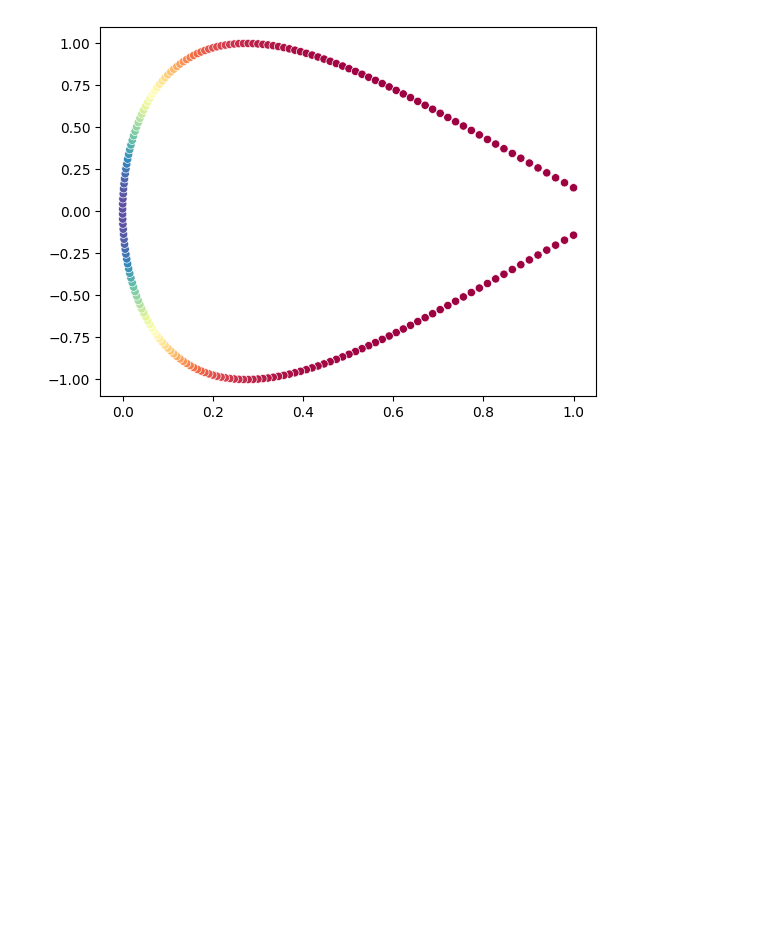
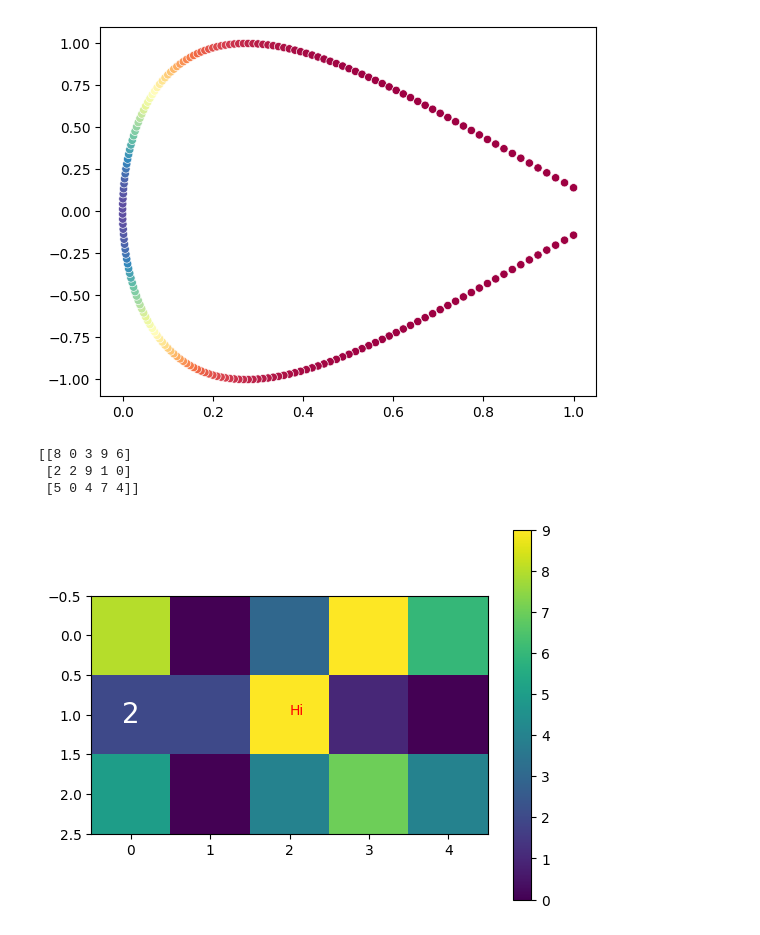
Before and after one commit to qmeng222/MNIST-Playground, a Jupyter notebook: test.ipynb, the cells around one changed output. Cells and saved outputs as stored; diff of their text form; code cells hidden in the pictures; blank space fills up the shorter version.

Commit message:
explored imread and imshow

```diff
--- a/test.ipynb
+++ b/test.ipynb
@@ -669,3 +665,20 @@ sns.scatterplot(x=y1, y=y2, hue=y3, legend=False, palette="Spectral")
 plt.show()
 # %% [output]
 [figure]
+# %%
+m, n = 3, 5
+M = np.random.randint(10, size=(m, n))
+print(M, "\n")
+# plt.plot(M)
+plt.imshow(M)
+plt.text(2, 1, "Hi", color="red")
+plt.text(0, 1, str(M[1,0]), fontsize=20, color="white",
+         horizontalalignment="center",
+         verticalalignment="center")
+plt.colorbar()
+plt.show()
+# %% [output]
+[[8 0 3 9 6]
+ [2 2 9 1 0]
+ [5 0 4 7 4]]
+[figure, added]
```
Also changed, not shown: parts of 6 cells of this notebook.
